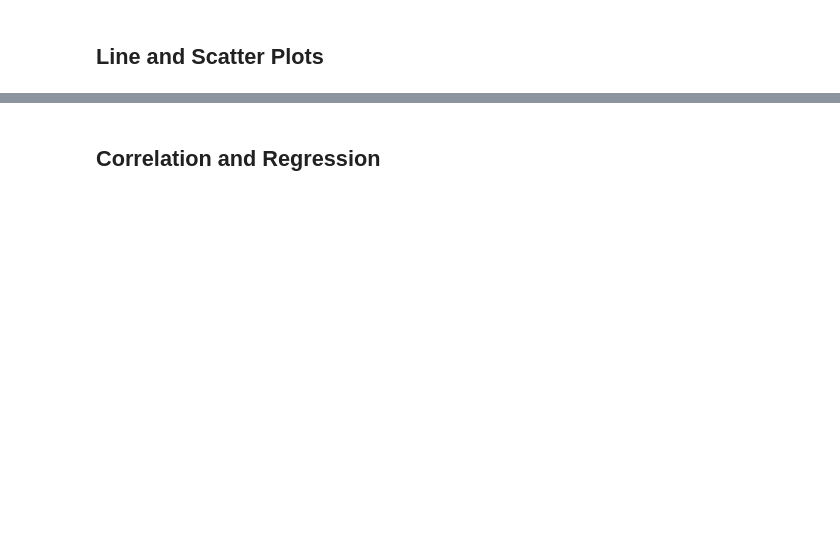
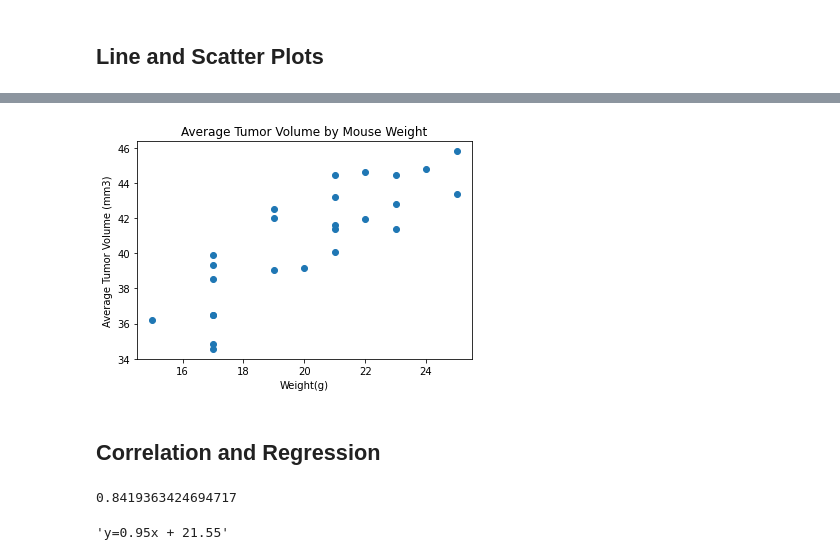
Before and after one commit to mchandler02/Matplotlib-Challenge, a Jupyter notebook: pymaceuticals_starter.ipynb, the cells around one changed output, grey strips where cells are left out. Drawn from its saved outputs; the diff is of its cells as text; code cells hidden in the pictures; blank space fills up the shorter version.

```diff
--- a/pymaceuticals_starter.ipynb
+++ b/pymaceuticals_starter.ipynb
@@ -272,2 +320,8 @@ Ramicane has no outliers
 # %%
 # Generate a scatter plot of average tumor volume vs. mouse weight for the Capomulin regimen
+capomulin_data = cleaned_mouse_data.loc[cleaned_mouse_data['Drug Regimen']=='Capomulin',:]
+capomulin_data=capomulin_data.groupby('Mouse ID').mean()
+capomulin_data
+avg_tumor_vol = capomulin_data['Tumor Volume (mm3)']
+mouse_weight = capomulin_data['Weight (g)']
+mouse_weight
@@ -274,5 +346,25 @@ Ramicane has no outliers
+# %%
+plt.scatter(mouse_weight, avg_tumor_vol)
+plt.title('Average Tumor Volume by Mouse Weight')
+plt.xlabel('Weight(g)')
+plt.ylabel('Average Tumor Volume (mm3)')
+plt.show()
+# %% [output]
+[figure, added]
 # %% [markdown]
 ## Correlation and Regression
 # %%
 # Calculate the correlation coefficient and linear regression model
 # for mouse weight and average tumor volume for the Capomulin regimen
+correlation = st.pearsonr(mouse_weight, avg_tumor_vol)
+correlation = correlation[0]
+correlation
+# %% [output]
+0.8419363424694717
+# %%
+(slope, intercept, rvalue, pvalue, stderr) = linregress(mouse_weight, avg_tumor_vol)
+regress_values = mouse_weight*slope +intercept
+line_eq = "y=" +str(round(slope, 2)) + "x + " + str(round(intercept,2))
+line_eq
+# %% [output]
+'y=0.95x + 21.55'
```
Also changed, not shown: parts of 10 cells of this notebook.
